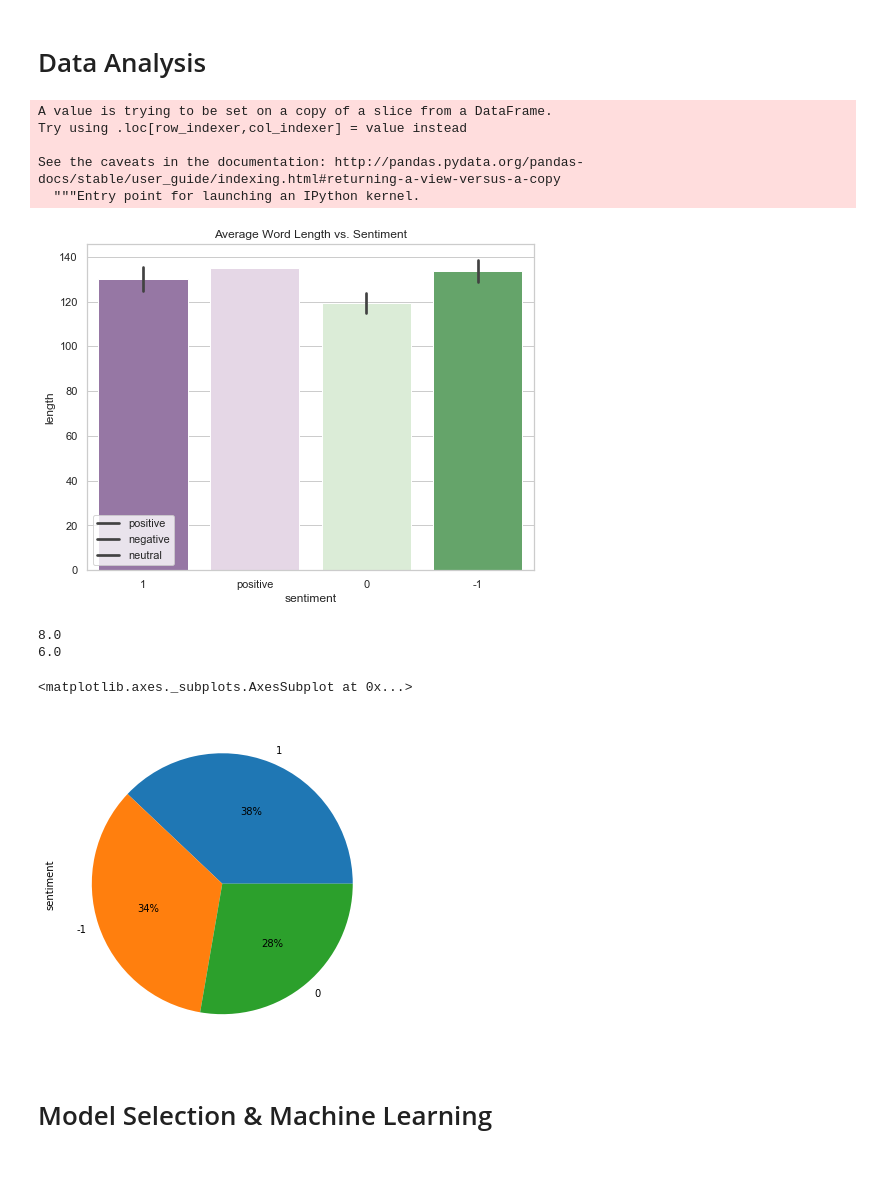
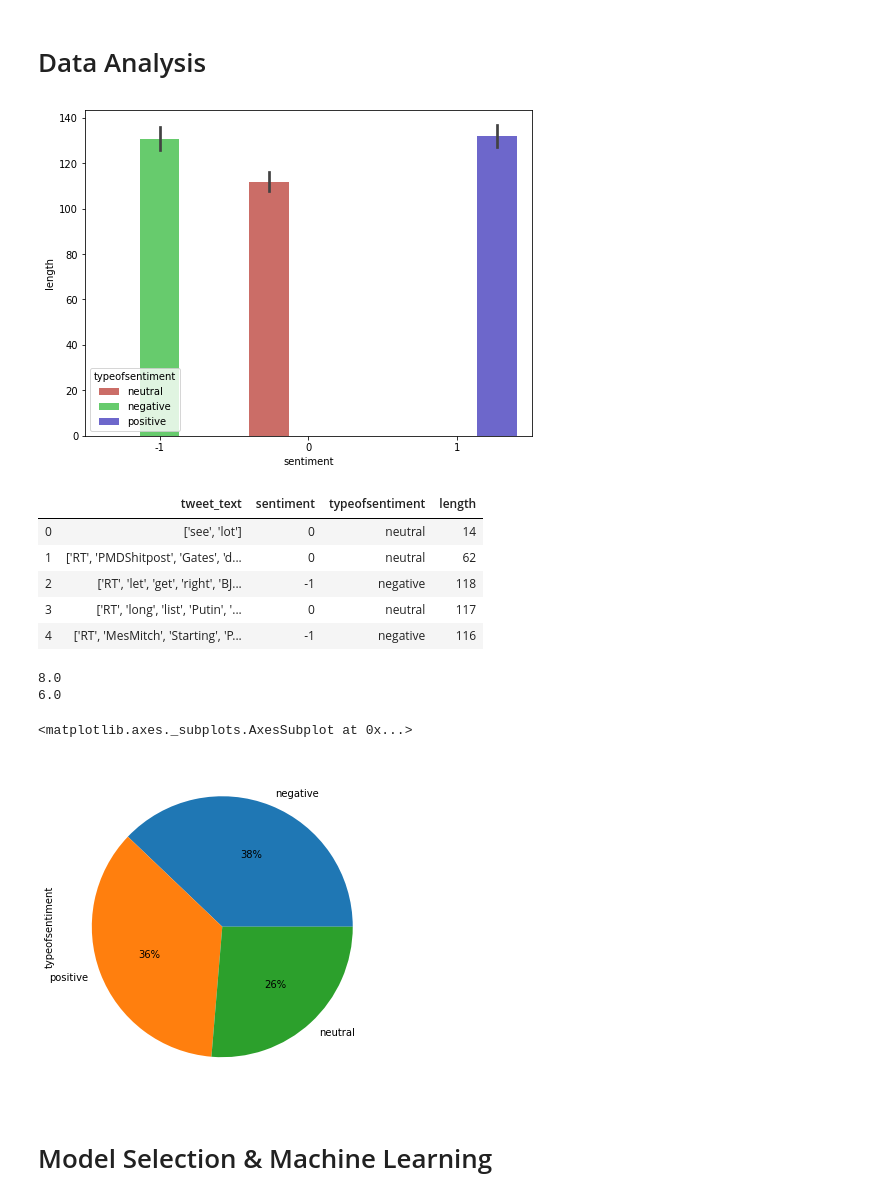
Before and after one commit to nagmak/tweet-toxicity-analyzer, a Jupyter notebook: model_generator.ipynb, the cells around one changed output. Saved outputs shown, nothing was run; the diff lists cells and outputs as text; code cells hidden in the pictures; blank space fills up the shorter version.

Commit message:
updated bar graph and pie chart

```diff
--- a/model_generator.ipynb
+++ b/model_generator.ipynb
@@ -15,28 +15,17 @@ from sklearn.model_selection import train_test_split
 train_tweets_csv = pd.read_csv('tweets.csv')
 test_tweets_csv = pd.read_csv('test_tweets.csv')
 # %%
-train_tweets = train_tweets_csv[['tweet_text', 'sentiment']]
+train_tweets = train_tweets_csv[['tweet_text', 'sentiment', 'typeofsentiment']]
 test_tweets = test_tweets_csv[['tweet_text']]
 # %% [markdown]
 # Data Analysis
 # %%
 train_tweets['length'] = train_tweets['tweet_text'].apply(len)
-temp = train_tweets['sentiment']
+temp = train_tweets['typeofsentiment']
 
-myLabels = ["positive", "negative", "neutral"]
-sns.set(style="whitegrid")
-fig1 = sns.barplot(x='sentiment',y='length', data=train_tweets, palette='PRGn')
-
-plt.title('Average Word Length vs. Sentiment')
-# plt.plot('sentiment', 'length','positive')
-
-fig1.legend(labels=myLabels)
+fig1 = sns.barplot(x = 'sentiment', y = 'length', hue = temp, data = train_tweets, palette = 'hls')
 plot = fig1.get_figure()
 plot.savefig('Bargraph.png')
+plt.show()
 # %% [output]
-A value is trying to be set on a copy of a slice from a DataFrame.
-Try using .loc[row_indexer,col_indexer] = value instead
-
-See the caveats in the documentation: http://pandas.pydata.org/pandas-docs/stable/user_guide/indexing.html#returning-a-view-versus-a-copy
-  """Entry point for launching an IPython kernel.
-[figure, old version]
+[figure, new version]
@@ -46,3 +32,12 @@ train_tweets.head()
+# %%
+train_tweets.head()
+# %% [output]
+|  | tweet_text | sentiment | typeofsentiment | length |
+| 0 | ['see', 'lot'] | 0 | neutral | 14 |
+| 1 | ['RT', 'PMDShitpost', 'Gates', 'd... | 0 | neutral | 62 |
+| 2 | ['RT', 'let', 'get', 'right', 'BJ... | -1 | negative | 118 |
+| 3 | ['RT', 'long', 'list', 'Putin', '... | 0 | neutral | 117 |
+| 4 | ['RT', 'MesMitch', 'Starting', 'P... | -1 | negative | 116 |
 # %%
 plot_size = plt.rcParams["figure.figsize"]
 print(plot_size[0])
@@ -52,12 +47,12 @@ plot_size[0] = 8
 plot_size[1] = 6
 plt.rcParams["figure.figsize"] = plot_size
 
-train_tweets['sentiment'].value_counts().plot(kind='pie', autopct='%1.0f%%')
+train_tweets['typeofsentiment'].value_counts().plot(kind='pie', autopct='%1.0f%%')
 # %% [output]
 8.0
 6.0
 <matplotlib.axes._subplots.AxesSubplot at 0x...>
-[figure, old version]
+[figure, new version]
 # %% [markdown]
 # Model Selection & Machine Learning
 # %%
```
Also changed, not shown: parts of 7 cells of this notebook, 4 other files.
